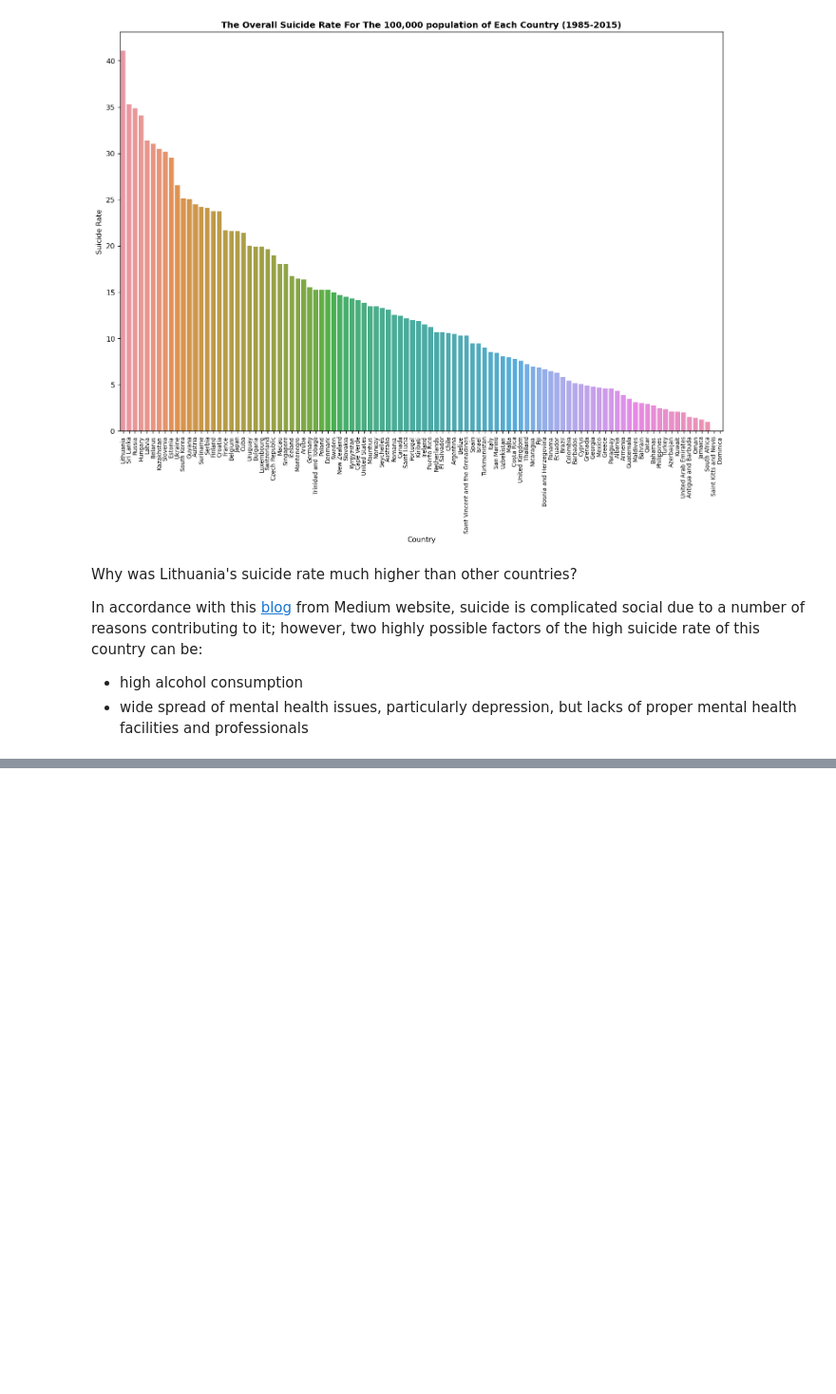
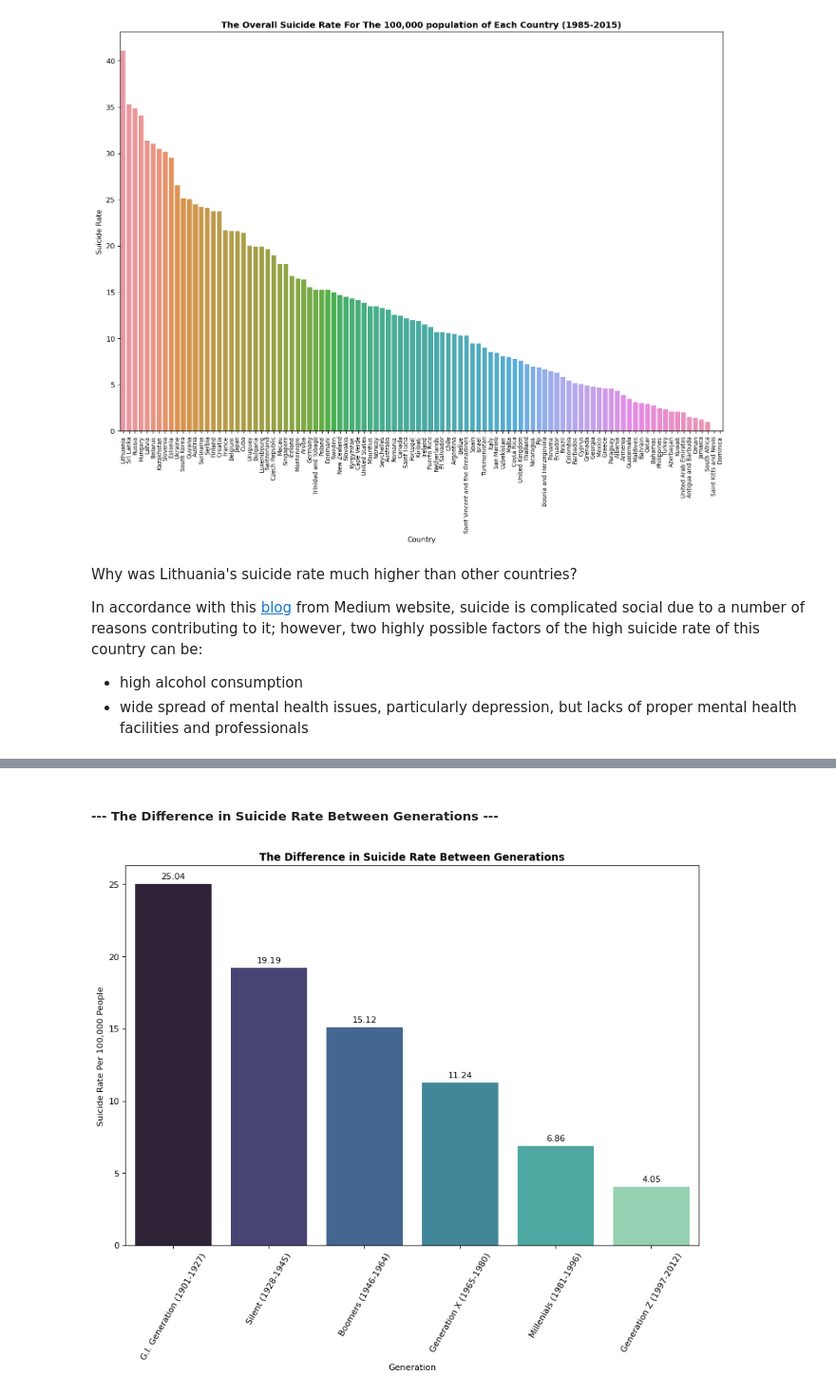
Before and after one commit to Dnezzhello/Suicide-Rates-, a Jupyter notebook: Exploration.ipynb, the cells around one changed output, grey strips where cells are left out. Shown: that part at 95% size. Drawn from its saved outputs; the diff is of its cells as text; code cells hidden in the pictures; blank space fills up the shorter version.

```diff
--- a/Exploration.ipynb
+++ b/Exploration.ipynb
@@ -484,0 +526,19 @@ plt.figure(figsize='')
+# %% [markdown]
+##### --- The Difference in Suicide Rate Between Generations ---
+# %%
+data = df[['generation', 'suicides/100k_pop']].groupby(['generation'], as_index=False).mean()
+
+x_values = ['G.I. Generation (1901-1927)', 'Silent (1928-1945)', 'Boomers (1946-1964)',  'Generation X (1965-1980)', 'Millenials (1981-1996)','Generation Z (1997-2012)']
+
+plt.figure(figsize=(12,8), dpi=80)
+sns.set_palette("mako")
+ax = sns.barplot(x=x_values,y=data['suicides/100k_pop'][[1, 5, 0, 2, 4, 3]])
+plt.xlabel("Generation")
+plt.xticks(rotation=60)
+plt.ylabel("Suicide Rate Per 100,000 People")
+plt.title("The Difference in Suicide Rate Between Generations (1985-2015)", fontweight='bold')
+
+for p in ax.patches:
+    ax.annotate("%.2f" % p.get_height(), (p.get_x() + p.get_width()/2, p.get_height()+0.5), ha='center', va='center')
+# %% [output]
+[figure, added]
```
Also changed, not shown: parts of 16 cells of this notebook, 1 other file.
